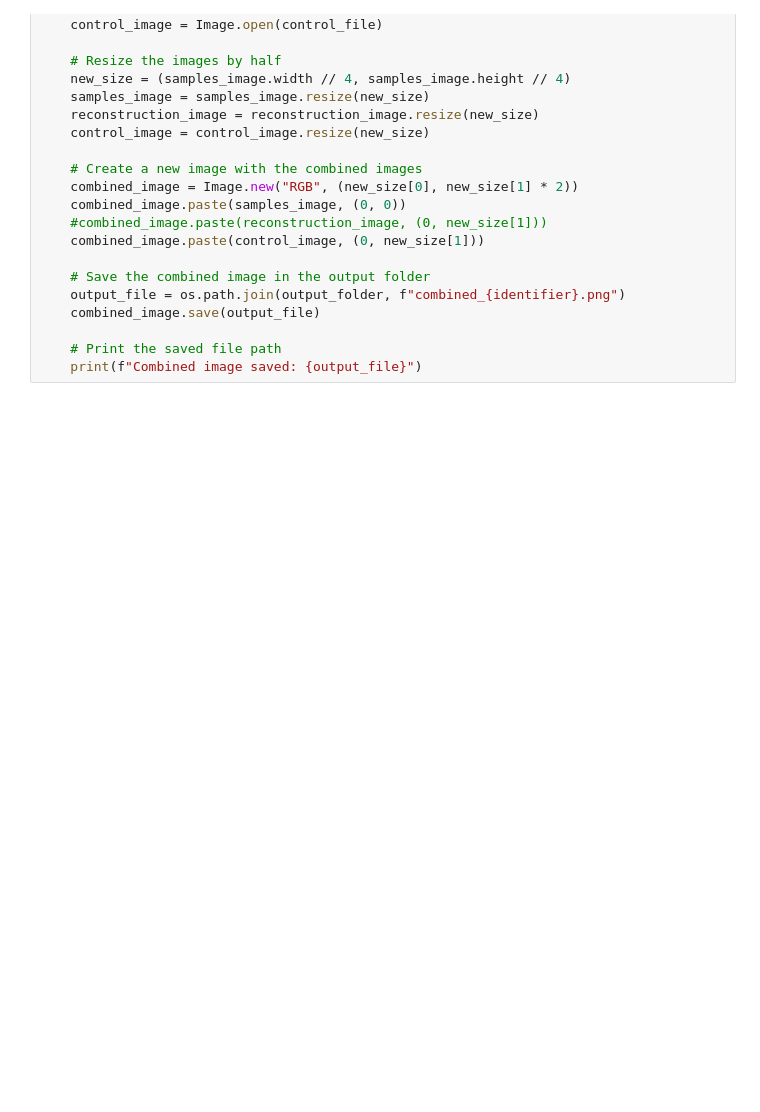
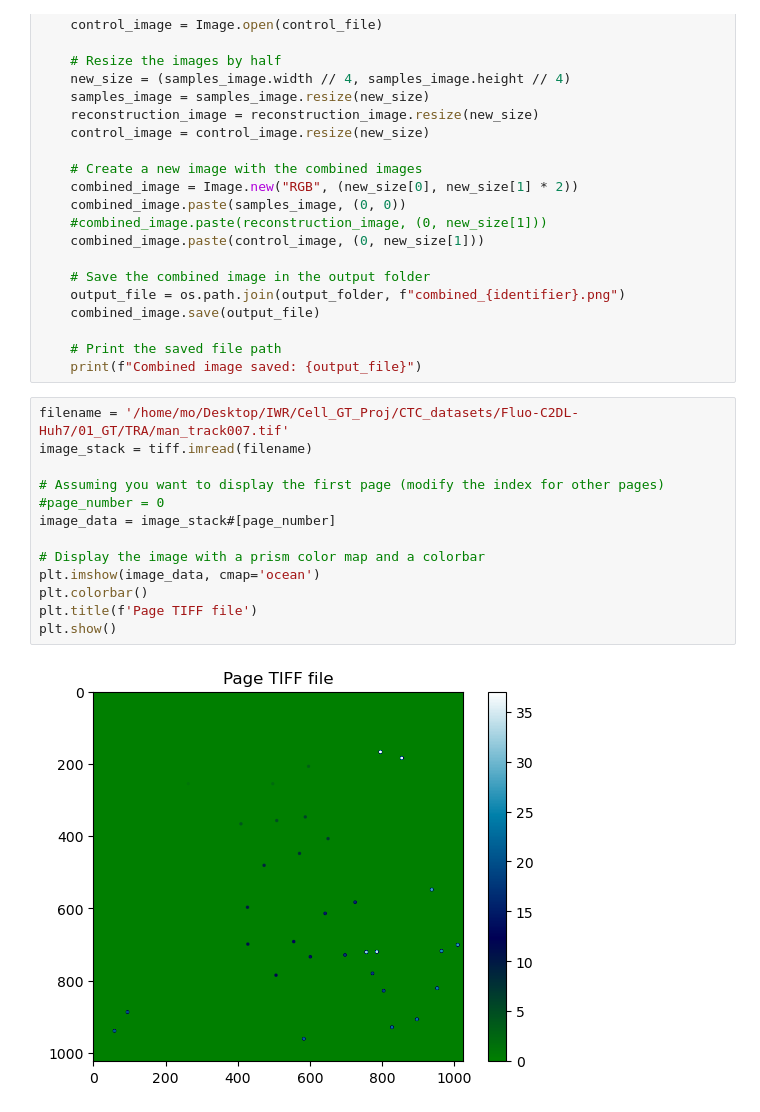
Before and after one commit to mosturm/IWR_CellTrack, a Jupyter notebook: position.ipynb, the cells around one changed output. Saved outputs shown, nothing was run; the diff lists cells and outputs as text; blank space fills up the shorter version.

```diff
--- a/position.ipynb
+++ b/position.ipynb
@@ -1045,3 +1045,18 @@ for image_file in image_files:
 
     # Print the saved file path
     print(f"Combined image saved: {output_file}")
+# %%
+filename = '/home/mo/Desktop/IWR/Cell_GT_Proj/CTC_datasets/Fluo-C2DL-Huh7/01_GT/TRA/man_track007.tif'
+image_stack = tiff.imread(filename)
+
+# Assuming you want to display the first page (modify the index for other pages)
+#page_number = 0
+image_data = image_stack#[page_number]
+
+# Display the image with a prism color map and a colorbar
+plt.imshow(image_data, cmap='ocean')
+plt.colorbar()
+plt.title(f'Page TIFF file')
+plt.show()
+# %% [output]
+[figure, added]
```
Also changed, not shown: parts of 1 cell of this notebook, 3 other files.
